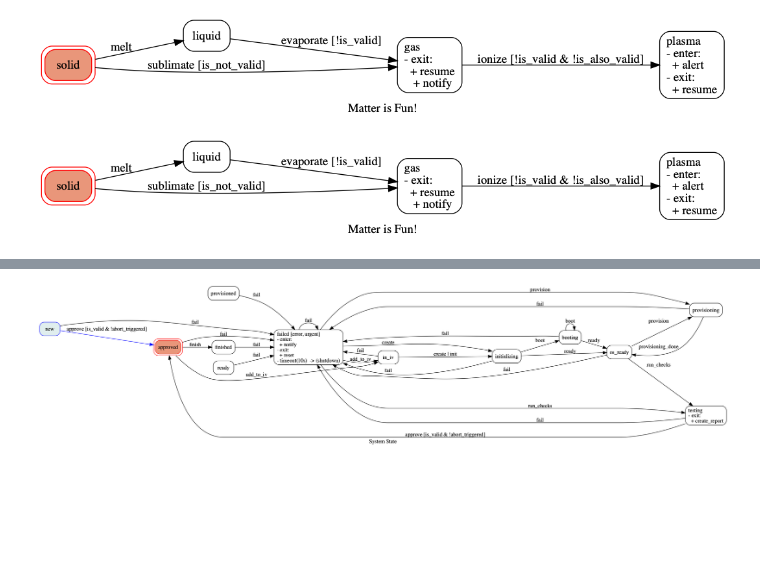
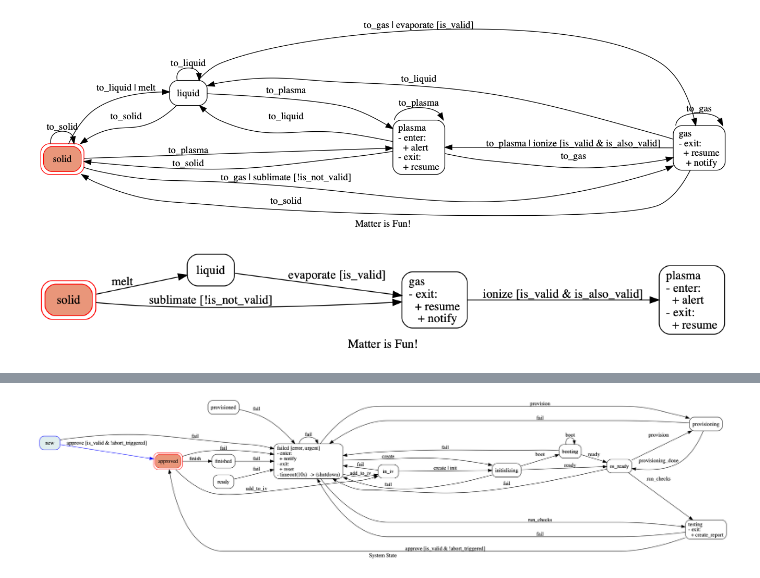
Before and after one commit to pytransitions/transitions, a Jupyter notebook: examples/Graph MIxin Demo.ipynb, the cells around one changed output, grey strips where cells are left out. Drawn from its saved outputs; the diff is of its cells as text; code cells hidden in the pictures; blank space fills up the shorter version.

Commit message:
introduce new diagrams structure; ignore ipynb checkpoints in manifest

```diff
--- a/examples/Graph MIxin Demo.ipynb
+++ b/examples/Graph MIxin Demo.ipynb
@@ -37,29 +37,29 @@ class Matter(object):
         self.get_graph(**kwargs).draw(stream, prog='dot', format='png')
         display(Image(stream.getvalue()))
 
-extra_args = dict(auto_transitions=False, initial='solid', title='Matter is Fun!',
+extra_args = dict(initial='solid', title='Matter is Fun!',
                   show_conditions=True, show_state_attributes=True)
 # %%
 transitions = [
     { 'trigger': 'melt', 'source': 'solid', 'dest': 'liquid' },
     { 'trigger': 'evaporate', 'source': 'liquid', 'dest': 'gas', 'conditions':'is_valid' },
     { 'trigger': 'sublimate', 'source': 'solid', 'dest': 'gas', 'unless':'is_not_valid' },
     { 'trigger': 'ionize', 'source': 'gas', 'dest': 'plasma',
       'conditions':['is_valid','is_also_valid'] }
 ]
 states=['solid', 'liquid', {'name': 'gas', 'on_exit': ['resume', 'notify']},
         {'name': 'plasma', 'on_enter': 'alert', 'on_exit': 'resume'}]
 
 model = Matter()
-machine = GraphMachine(model=model, states=states, transitions=transitions, **extra_args)
+machine = GraphMachine(model=model, states=states, transitions=transitions, show_auto_transitions=True, **extra_args)
 model.show_graph()
 # %% [output]
-[figure, old version]
+[figure, new version]
 # %%
-machine.show_auto_transitions = False # hide auto transitions
+machine.auto_transitions_markup = False # hide auto transitions
 model.show_graph(force_new=True) # rerender graph
 # %% [output]
-[figure, old version]
+[figure, new version]
 # %%
 model.melt()
 model.show_graph()
```
Also changed, not shown: parts of 7 cells of this notebook, 8 other files.
